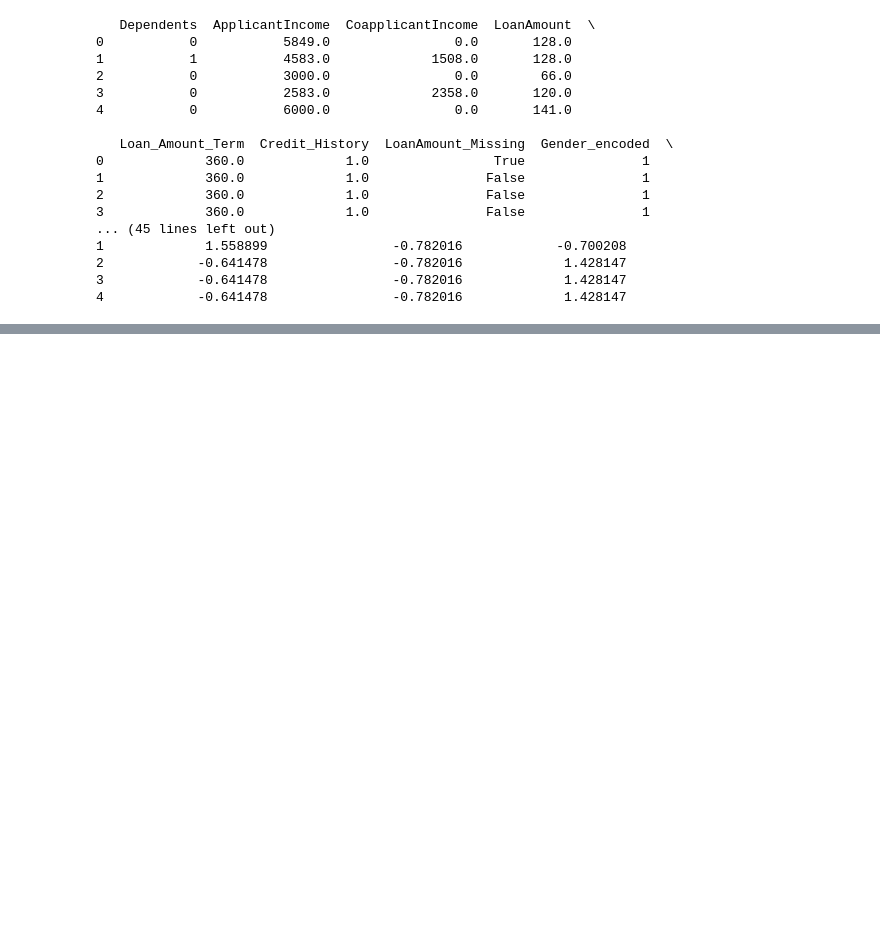
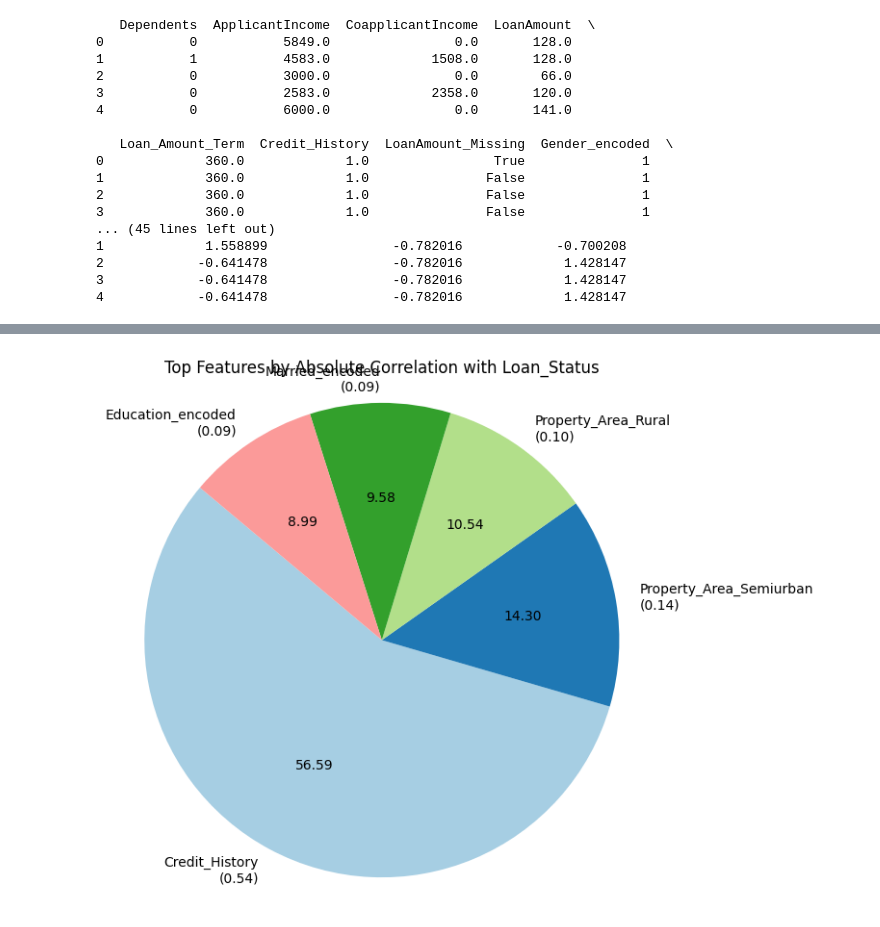
Before and after one commit to murad-02/Loan-Approval-Prediction, a Jupyter notebook: NotebookFile/LoanApprovalPrediction.ipynb, the cells around one changed output, grey strips where cells are left out. Drawn from its saved outputs; the diff is of its cells as text; code cells hidden in the pictures; blank space fills up the shorter version.

```diff
--- a/NotebookFile/LoanApprovalPrediction.ipynb
+++ b/NotebookFile/LoanApprovalPrediction.ipynb
@@ -427,7 +427,7 @@ plt.show()
 # %% [output]
 [figure]
 # %%
-train_data['Loan_Amount_Term'].fillna(train_data['Loan_Amount_Term'].mode()[0], inplace=True)
+train_data['Loan_Amount_Term'].fillna(train_data['Loan_Amount_Term'].median(), inplace=True)
 # %%
 train_data.isnull().sum()
 # %% [output]
@@ -1053,0 +1084,20 @@ print(X_scaled_df.head())
+# %%
+# Pie chart of features with highest correlation to target
+corr_with_target = train_data.corr()['Loan_Status'].drop('Loan_Status')
+abs_corr = corr_with_target.abs()
+
+# Select top N features (e.g., top 5)
+top_n = 5
+if len(abs_corr) < top_n:
+    top_n = len(abs_corr)
+top_features = abs_corr.sort_values(ascending=False).head(top_n)
+
+# Pie chart
+plt.figure(figsize=(7, 7))
+plt.pie(top_features, labels=[f"{feat}\n({corr:.2f})" for feat, corr in zip(top_features.index, top_features.values)],
+        autopct='%1.2f', startangle=140, colors=plt.cm.Paired.colors)
+plt.title('Top Features by Absolute Correlation with Loan_Status')
+plt.axis('equal')
+plt.show()
+# %% [output]
+[figure, added]
```
Also changed, not shown: parts of 5 cells of this notebook.
